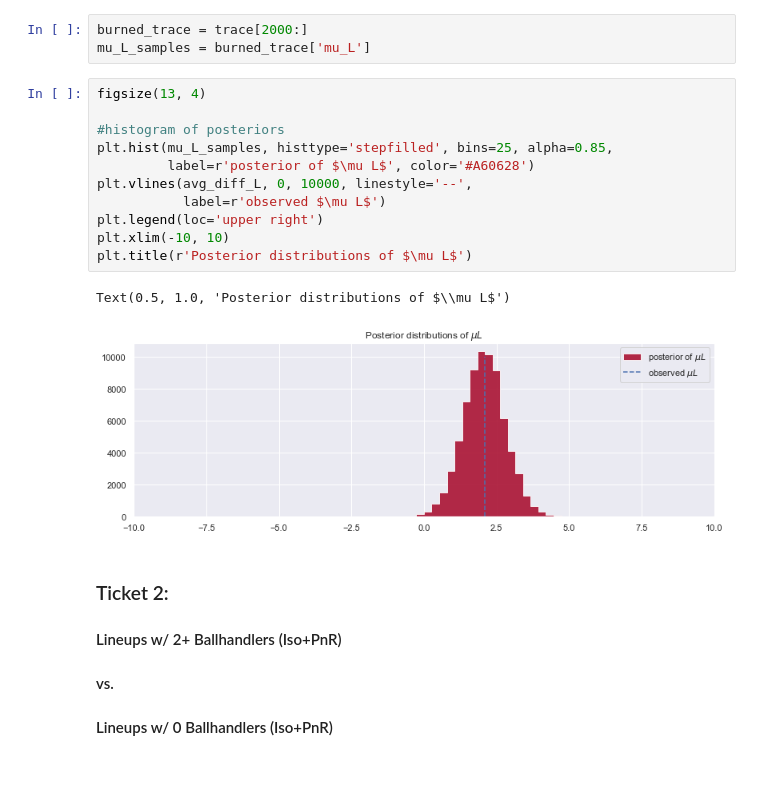
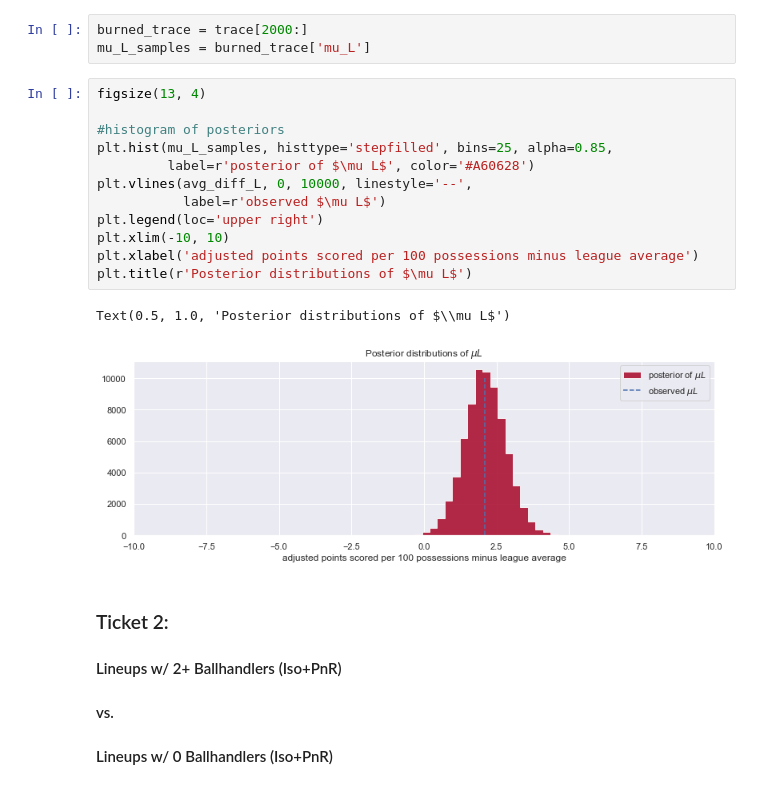
Before and after one commit to xulianrenzoku/synergy_clustering, a Jupyter notebook: nba_clustering_lineup_models.ipynb, the cells around one changed output. Cells and saved outputs as stored; diff of their text form.

```diff
--- a/nba_clustering_lineup_models.ipynb
+++ b/nba_clustering_lineup_models.ipynb
@@ -857,17 +857,18 @@ mu_L_samples = burned_trace['mu_L']
 # %%
 figsize(13, 4)
 
 #histogram of posteriors
 plt.hist(mu_L_samples, histtype='stepfilled', bins=25, alpha=0.85,
          label=r'posterior of $\mu L$', color='#A60628')
 plt.vlines(avg_diff_L, 0, 10000, linestyle='--',
            label=r'observed $\mu L$')
 plt.legend(loc='upper right')
 plt.xlim(-10, 10)
+plt.xlabel('adjusted points scored per 100 possessions minus league average')
 plt.title(r'Posterior distributions of $\mu L$')
 # %% [output]
 Text(0.5, 1.0, 'Posterior distributions of $\\mu L$')
-[figure, old version]
+[figure, new version]
 # %% [markdown]
 ### Ticket 2:
 #### Lineups w/ 2+ Ballhandlers (Iso+PnR)
```
Also changed, not shown: parts of 8 cells of this notebook.
